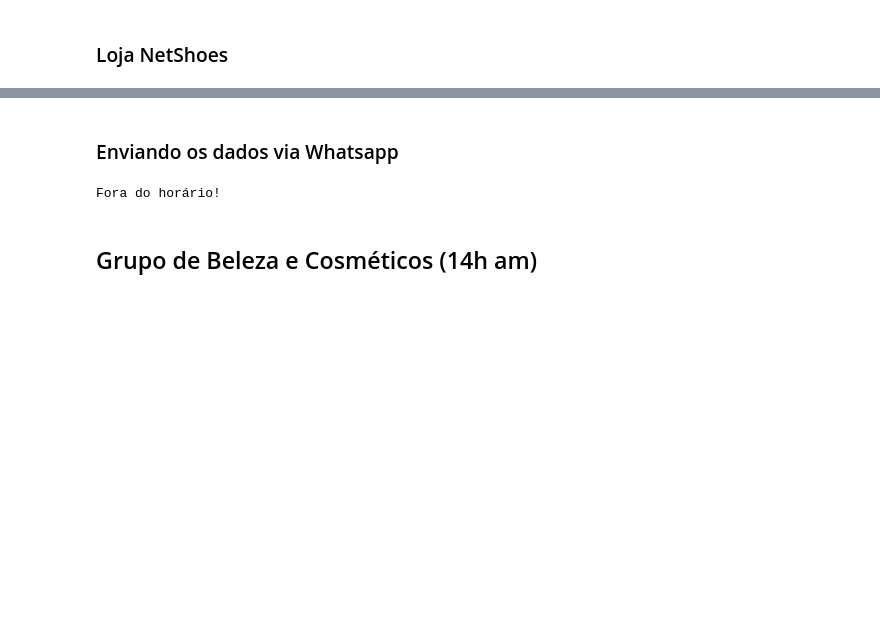
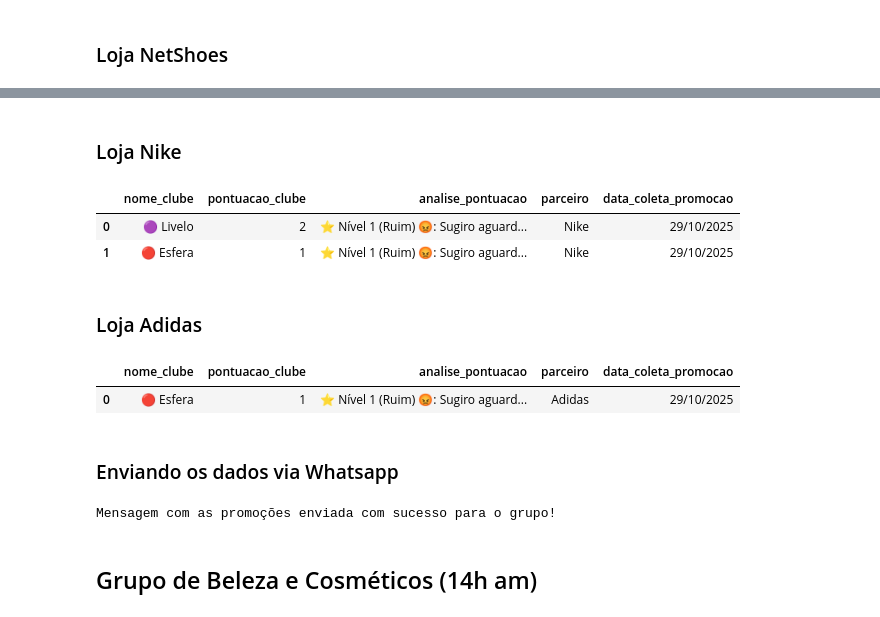
Before and after one commit to murillo-borges/webscraping-livelo-esfera, a Jupyter notebook: Webscraping_Whats_Milhas.ipynb, the cells around one changed output, grey strips where cells are left out. Saved outputs shown, nothing was run; the diff lists cells and outputs as text; code cells hidden in the pictures; blank space fills up the shorter version.

```diff
--- a/Webscraping_Whats_Milhas.ipynb
+++ b/Webscraping_Whats_Milhas.ipynb
@@ -391,9 +433,46 @@ Fora do horário!
+# %% [markdown]
+### Loja Nike
+# %%
+hora_atual = agora_brasilia.hour
+
+if hora_atual >= hora_min_grupo_esportivo and hora_atual < hora_max_grupo_esportivo:
+    df_nike = coletar_promocoes(
+        url="https://www.comparemania.com.br/cashback-nike/",
+        parceiro="Nike",
+        data_formatada=data_formatada,
+        nomes_alvo=nomes_alvo
+    )
+    display(df_nike)
+else:
+    print("Fora do horário!")
+# %% [output]
+|  | nome_clube | pontuacao_clube | analise_pontuacao | parceiro | data_coleta_promocao |
+| 0 | 🟣 Livelo | 2 | ⭐ Nível 1 (Ruim) 😡: Sugiro aguard... | Nike | 29/10/2025 |
+| 1 | 🔴 Esfera | 1 | ⭐ Nível 1 (Ruim) 😡: Sugiro aguard... | Nike | 29/10/2025 |
+# %% [markdown]
+### Loja Adidas
+# %%
+hora_atual = agora_brasilia.hour
+
+if hora_atual >= hora_min_grupo_esportivo and hora_atual < hora_max_grupo_esportivo:
+    df_adidas = coletar_promocoes(
+        url="https://www.comparemania.com.br/cashback-adidas/",
+        parceiro="Adidas",
+        data_formatada=data_formatada,
+        nomes_alvo=nomes_alvo
+    )
+    display(df_adidas)
+else:
+    print("Fora do horário!")
+# %% [output]
+|  | nome_clube | pontuacao_clube | analise_pontuacao | parceiro | data_coleta_promocao |
+| 0 | 🔴 Esfera | 1 | ⭐ Nível 1 (Ruim) 😡: Sugiro aguard... | Adidas | 29/10/2025 |
 # %% [markdown]
 ### Enviando os dados via Whatsapp
 # %%
 if hora_atual >= hora_min_grupo_esportivo and hora_atual < hora_max_grupo_esportivo:
   # Concatenando os dataframes
-  df_final = pd.concat([df_centauro, df_netshoes], ignore_index=True)
+  df_final = pd.concat([df_centauro, df_netshoes, df_new_balance, df_nike, df_adidas], ignore_index=True)
   df_final
 
   # Criando a mensagem do grupo de Beleza e Cosméticos
@@ -408,8 +487,6 @@ if hora_atual >= hora_min_grupo_esportivo and hora_atual < hora_max_grupo_esport
   *Análise da Promoção:* {row["analise_pontuacao"]}
 
   {"-"*30}""").strip()
-    #print(msg)
-      #print(index, row["nome_clube"], row["pontuacao_clube"])
 
   msg_grupo = msg_titulo + "\n\n" + msg
 
@@ -421,7 +498,7 @@ if hora_atual >= hora_min_grupo_esportivo and hora_atual < hora_max_grupo_esport
   API_KEY = 'sk_hRzCfVl0hSFebdFmmN0hwhpNZtVA9JqIdscEpatVHyreMM9f'
 
   # JID do grupo (obtido via rota /groups)
-  group_jid = '120363040547851644@g.us' #id_grupo_envio #'555195564436-1477420627@g.us'
+  group_jid = '120363040547851644@g.us'
 
   # Mensagem
   message_promo = msg_grupo
@@ -452,7 +529,7 @@ if hora_atual >= hora_min_grupo_esportivo and hora_atual < hora_max_grupo_esport
 else:
   print("Fora do horário!")
 # %% [output]
-Fora do horário!
+Mensagem com as promoções enviada com sucesso para o grupo!
 # %% [markdown]
 ## Grupo de Beleza e Cosméticos (14h am)
 # %% [markdown]
```
Also changed, not shown: parts of 22 cells of this notebook.
